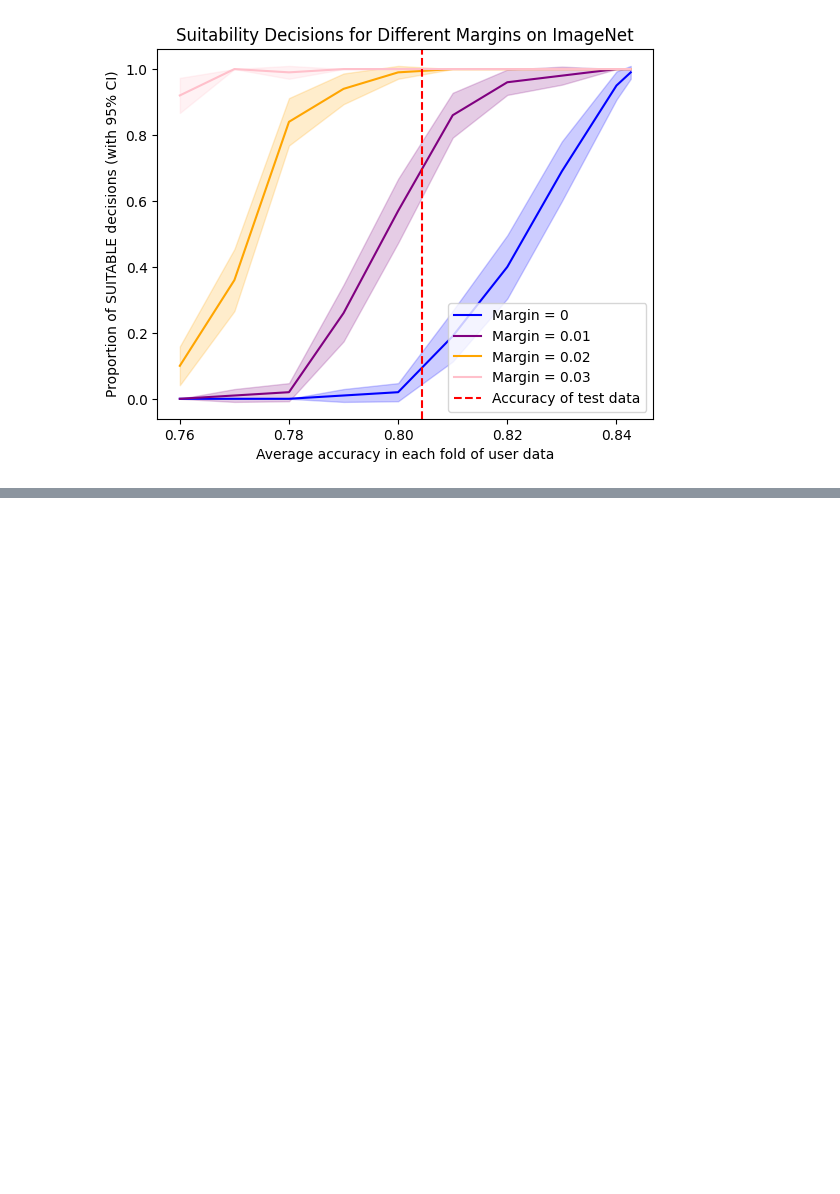
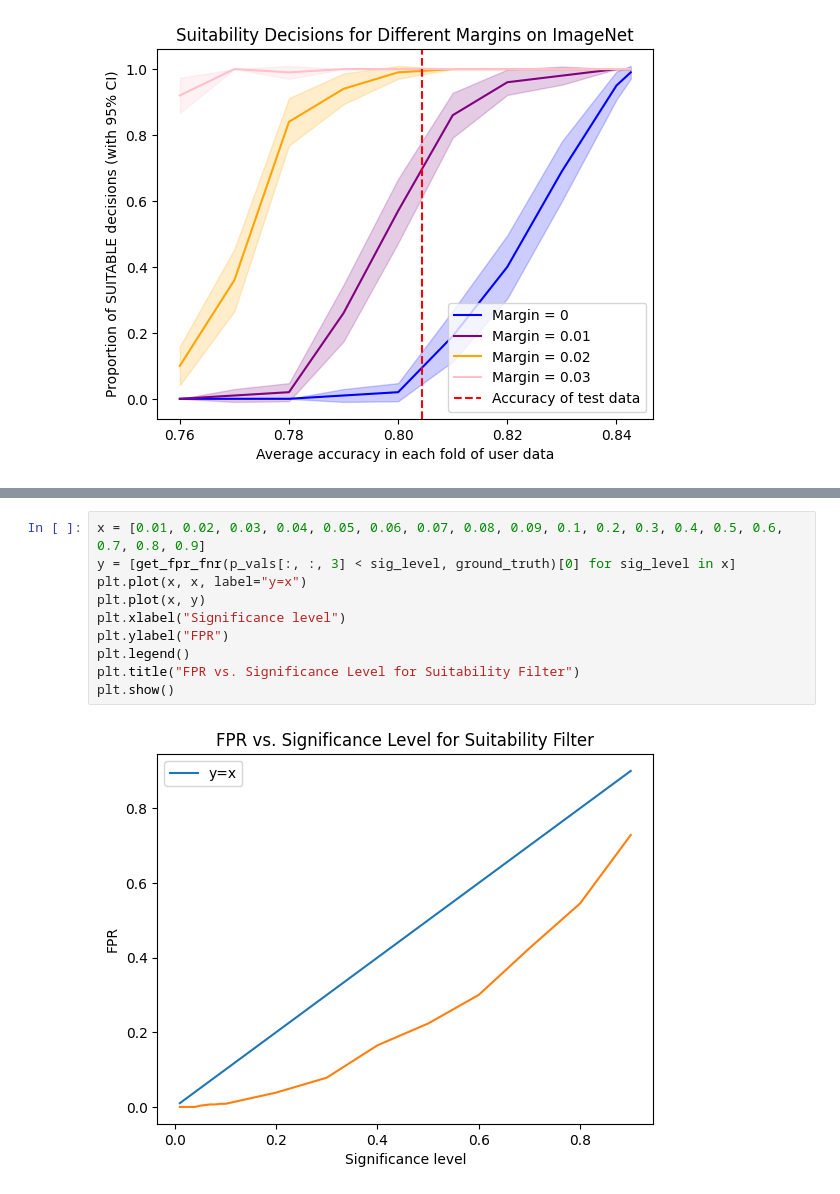
Before and after one commit to cleverhans-lab/suitability, a Jupyter notebook: experiments_inet.ipynb, the cells around one changed output, grey strips where cells are left out. Drawn from its saved outputs; the diff is of its cells as text; blank space fills up the shorter version.

```diff
--- a/experiments_inet.ipynb
+++ b/experiments_inet.ipynb
@@ -444,0 +537,12 @@ plt.show()
+# %%
+x = [0.01, 0.02, 0.03, 0.04, 0.05, 0.06, 0.07, 0.08, 0.09, 0.1, 0.2, 0.3, 0.4, 0.5, 0.6, 0.7, 0.8, 0.9]
+y = [get_fpr_fnr(p_vals[:, :, 3] < sig_level, ground_truth)[0] for sig_level in x]
+plt.plot(x, x, label="y=x")
+plt.plot(x, y)
+plt.xlabel("Significance level")
+plt.ylabel("FPR")
+plt.legend()
+plt.title("FPR vs. Significance Level for Suitability Filter")
+plt.show()
+# %% [output]
+[figure, added]
```
Also changed, not shown: parts of 6 cells of this notebook.
